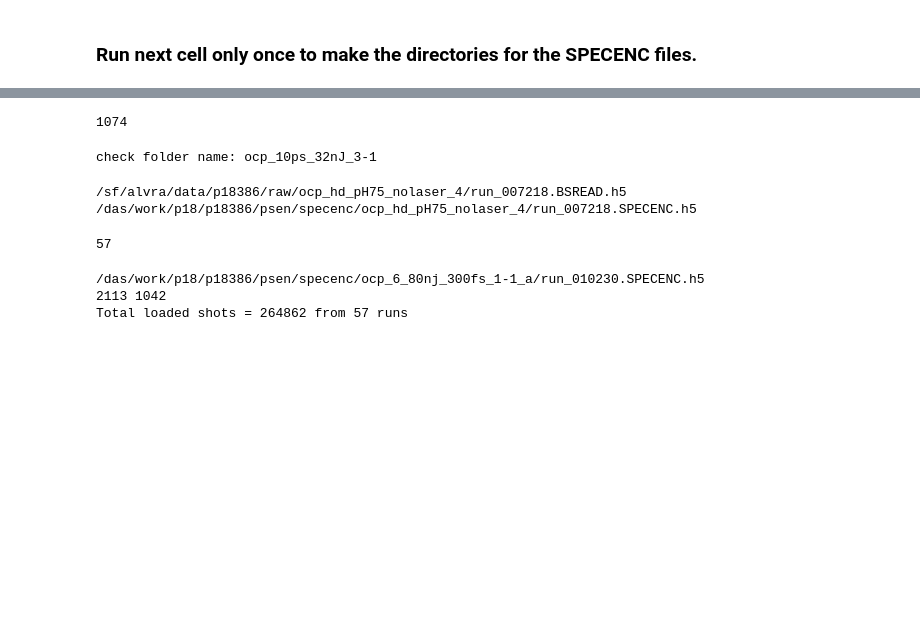
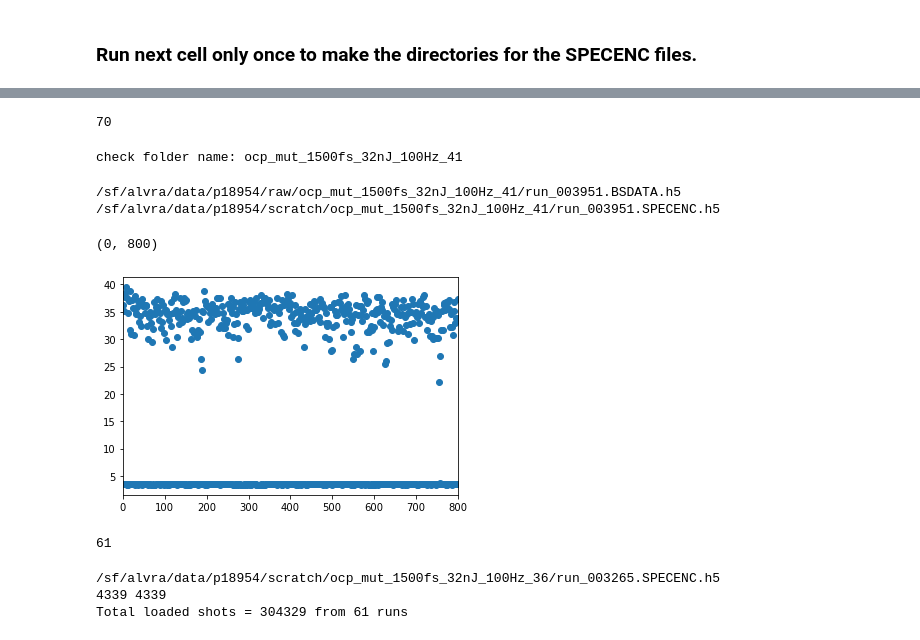
Before and after one commit to paulscherrerinstitute/alvra_beamline_scripts, a Jupyter notebook: PSEN_Jitter_Extractor.ipynb, the cells around one changed output, grey strips where cells are left out. Saved outputs shown, nothing was run; the diff lists cells and outputs as text; code cells hidden in the pictures; blank space fills up the shorter version.

```diff
--- a/PSEN_Jitter_Extractor.ipynb
+++ b/PSEN_Jitter_Extractor.ipynb
@@ -22,18 +25,19 @@ nus_new = np.linspace(nus[0], nus[-1], num=2047, endpoint=True)
 filter = np.concatenate((np.ones(50),signal.tukey(40)[20:40], np.zeros(1977), np.zeros(2047)))
 filter3 = np.concatenate((np.zeros(100), np.ones(100)))
 
-background_from_fit = np.loadtxt('/sf/alvra/data/p18386/scratch/2020-10-20-10:45-psen-background.txt')
+background_from_fit = np.loadtxt('/sf/alvra/data/p18954/scratch/2021-03-28-19:30-psen-background.txt')
+peakback = np.loadtxt('/sf/alvra/data/p18954/scratch/2021-03-28-19:30-psen-peak-background.txt')
 # %% [markdown]
 ### Run next cell only once to make the directories for the SPECENC files.
 # %%
-path = '/sf/alvra/data/p18386/raw/'
+path = '/sf/alvra/data/p18954/raw/'
 
 folderlist = []
-for file in glob.glob(path + 'ocp*'):
+for file in glob.glob(path + 'ocp_mut_1500fs_*41'):
     folderlist.append(file)
 folderlist = sorted(folderlist)
 
 for folder in folderlist:
     print (folder.split('/')[-1])
-#    os.mkdir('/das/work/p18/p18386/psen/specenc/' + folder.split('/')[-1])
+    os.mkdir('/sf/alvra/data/p18954/scratch/' + folder.split('/')[-1])
 # %% [output]
@@ -58,7 +47,7 @@ ocp_hd_pH75_nolaser_4
 # choose the data file(s):
 
 datafiles = []
-for file in glob.glob('/sf/alvra/data/p18386/raw/ocp_*/*.BSREAD.h5'):
+for file in glob.glob('/sf/alvra/data/p18954/raw/ocp_mut_1500fs_*_41/*.BSDATA.h5'):
     datafiles.append(file)
 datafiles = sorted(datafiles)
 datafiles
@@ -83,13 +72,13 @@ datafiles
 # %%
 len(datafiles)
 # %% [output]
-1074
+70
 # %%
 print ('check folder name: {}'.format(datafiles[0].split('/')[-2]))
 # %% [output]
-check folder name: ocp_10ps_32nJ_3-1
+check folder name: ocp_mut_1500fs_32nJ_100Hz_41
 # %%
-px2fs = 1.993008440575784 # new spectrometer, it is ~ 2 px to fs
+px2fs = 2.2054 # new spectrometer, it is ~ 2 px to fs
 p0 = 1024
 
 for file in datafiles:
@@ -98,11 +87,11 @@ for file in datafiles:
 
     with h5py.File(file, 'r') as f:
 #        events = f['/data/SAR-CVME-TIFALL5:EvtSet/data'][:]
-        back = f['/data/SARES11-SPEC125-M2.roi_background_x_profile/data'][:]
-        sig = f['/data/SARES11-SPEC125-M2.roi_signal_x_profile/data'][:]
-        pulse_ids = f['/data/SARES11-SPEC125-M2.roi_signal_x_profile/pulse_id'][:]
+        back = f['/SARES11-SPEC125-M2.roi_background_x_profile/data'][:]
+        sig = f['/SARES11-SPEC125-M2.roi_signal_x_profile/data'][:]
+        pulse_ids = f['/SARES11-SPEC125-M2.roi_signal_x_profile/pulse_id'][:]
 
-        stage_delay = f['/data/SLAAR11-LTIM01-EVR0:DUMMY_PV5_NBS/data'][0]  ## NBS PV, set to delay in fs from Delay Panel
+        stage_delay = f['/SLAAR11-LTIM01-EVR0:DUMMY_PV5_NBS/data'][0]  ## NBS PV, set to delay in fs from Delay Panel
 
         #stage_delay_mm = f['/data/SLAAR11-LMOT-M451:ENC_1_BS/data'][0]    ## Topas Delay in mm.
     #stage_delay = (stage_delay_mm - Timezero)*2/(3e8*1e3*1e-15)           ## convert Delay to fs, if loaded in mm
@@ -120,7 +109,6 @@ for file in datafiles:
         # interpolate to get evenly sampled in frequency space
         sig3inter = interp1d(nus, sig2, kind='cubic')
         sig4 = np.pad(sig3inter(nus_new), (0,len(sig3inter(nus_new))), 'constant', constant_values=0)
-        sig4power = np.abs(np.fft.fft(sig4))**2
 
         # Fourier transform, filter, inverse fourier transform, take the real part, and do a moving average
         sig4fft = np.fft.fft(sig4)
@@ -129,40 +117,48 @@ for file in datafiles:
         sig4invreal = 2 * np.real(sig4inverse)
         sig4inter = interp1d(nus_new, sig4invreal[0:2047], kind='cubic')
         sig5 = sig4inter(nus)
-        sig5gaussO0 = gaussian_filter1d(sig5, 50)
-        sig5gaussO1 = gaussian_filter1d(sig5, 50, order = 1)
+
+        sig5gaussO0 = gaussian_filter1d(sig5, 30)
+        sig5gaussO1 = gaussian_filter1d(sig5, 50, order = 1) - peakback
         sig6 = np.roll(convolve1d(sig5gaussO0,filter3), -100)
 
         peak2 = np.argmax(sig5gaussO1)
 
         edgePos.append((p0 - peak2)*px2fs)
-        peakAmp.append(np.max(sig5gaussO1))
+        peakAmp.append(np.max(sig5gaussO1) * 11500)
 
     folderName = file.split('/')[-2]
     runNumber = file.split('.')[0].split('/')[-1]
 
-    savefile = '/das/work/p18/p18386/psen/specenc/' + folderName + '/' + runNumber + '.SPECENC.h5'
+    savefile = '/sf/alvra/data/p18954/scratch/' + folderName + '/' + runNumber + '.SPECENC.h5'
 
     hf = h5py.File(savefile, 'w')
     hf.create_dataset('pulse_ids', data=pids)
-    hf.create_dataset('nominal_delay_from_stage', data=stage_delay)
+#    hf.create_dataset('nominal_delay_from_stage', data=stage_delay)
     hf.create_dataset('arrival_times', data=edgePos)
     hf.create_dataset('arrival_times_amplitude', data=peakAmp)
     hf.close()
     print (savefile)
 # %% [output]
-/sf/alvra/data/p18386/raw/ocp_hd_pH75_nolaser_4/run_007218.BSREAD.h5
-/das/work/p18/p18386/psen/specenc/ocp_hd_pH75_nolaser_4/run_007218.SPECENC.h5
+/sf/alvra/data/p18954/raw/ocp_mut_1500fs_32nJ_100Hz_41/run_003951.BSDATA.h5
+/sf/alvra/data/p18954/scratch/ocp_mut_1500fs_32nJ_100Hz_41/run_003951.SPECENC.h5
+# %%
+plt.figure()
+plt.plot(peakAmp, 'o')
+plt.xlim(0, 800)
+# %% [output]
+(0, 800)
+[figure, added]
 # %%
 dataSpecEnc = []
-for file in glob.glob('/das/work/p18/p18386/psen/specenc/ocp_6_80nj_300fs_1-1_a/*.SPECENC.h5'):
+for file in glob.glob('/sf/alvra/data/p18954/scratch/ocp_mut_1500fs_32nJ_100Hz_36/*.SPECENC.h5'):
     #print (file)
     dataSpecEnc.append(file)
 dataSpecEnc = sorted(dataSpecEnc)
 dataSpecEnc
 print (len(dataSpecEnc))
 # %% [output]
-57
+61
 # %%
 all_arrTimes = []
 
@@ -174,11 +170,11 @@ for Specfile in dataSpecEnc:
     with h5py.File(Specfile, 'r') as f:
         peakAmp = f['arrival_times_amplitude'][:]
         arrTimes = f['arrival_times'][:]
-        delay_fs = f['nominal_delay_from_stage'][:]
+#        delay_fs = f['nominal_delay_from_stage'][:]
 
         light_shots = peakAmp * 10000 > 10
 
-        arrTimes_light = delay_fs + arrTimes[light_shots]
+        arrTimes_light = arrTimes[light_shots] + 300
 
         print (len(arrTimes), len(arrTimes_light))
 
@@ -187,8 +183,8 @@ for Specfile in dataSpecEnc:
 all_arrTimes = list(itertools.chain.from_iterable(all_arrTimes))
 print ('Total loaded shots = {} from {} runs'.format(len(all_arrTimes), len(dataSpecEnc)))
 # %% [output]
-/das/work/p18/p18386/psen/specenc/ocp_6_80nj_300fs_1-1_a/run_010230.SPECENC.h5
-2113 1042
-Total loaded shots = 264862 from 57 runs
+/sf/alvra/data/p18954/scratch/ocp_mut_1500fs_32nJ_100Hz_36/run_003265.SPECENC.h5
+4339 4339
+Total loaded shots = 304329 from 61 runs
 # %%
 plt.figure()
```
Also changed, not shown: parts of 6 cells of this notebook, 2 other files.
